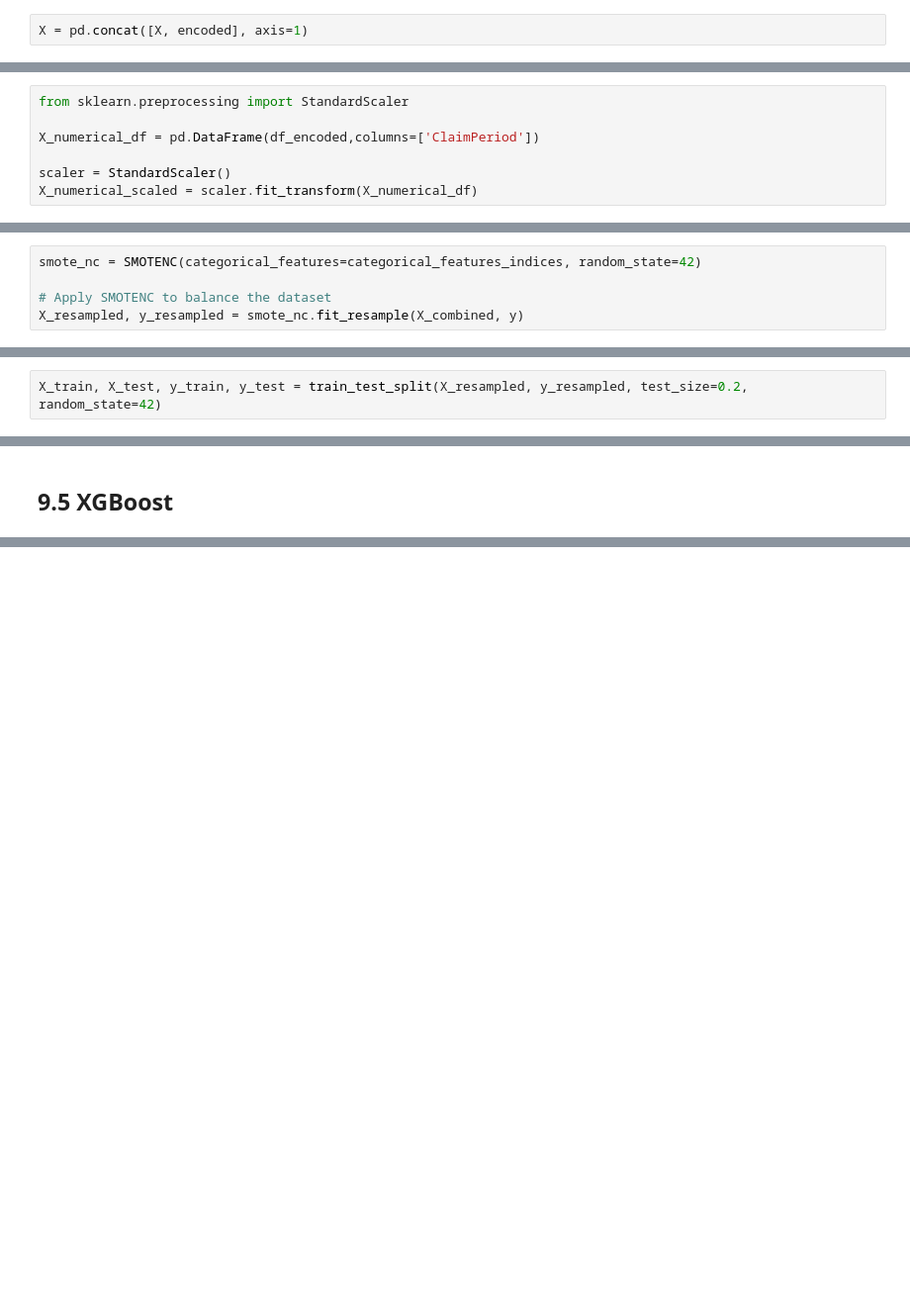
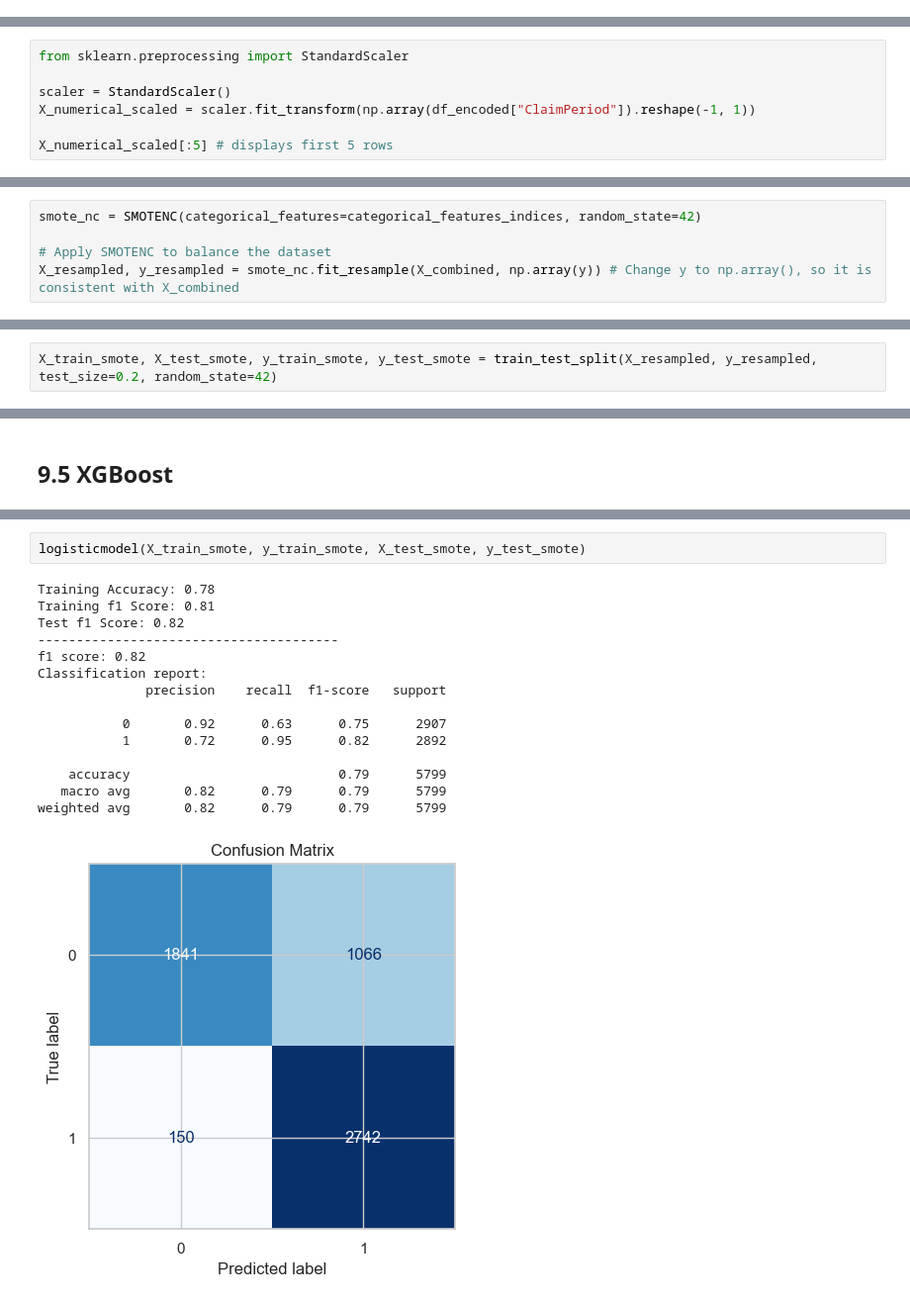
Before and after one commit to lulucopter/dsa4263-fraud-detection, a Jupyter notebook: eda.ipynb, the cells around one changed output, grey strips where cells are left out. Shown at 99% size. Saved outputs shown, nothing was run; the diff lists cells and outputs as text; blank space fills up the shorter version.

Commit message:
Cleaned up models section, and ran models with updated data

```diff
--- a/eda.ipynb
+++ b/eda.ipynb
@@ -1561,2 +1563,0 @@ X = pd.concat([X, additional_columns], axis=1)
-# %%
-X = pd.concat([X, encoded], axis=1)
@@ -1565,7 +1576,7 @@ X = pd.concat([X, encoded], axis=1)
 # %%
 from sklearn.preprocessing import StandardScaler
 
-X_numerical_df = pd.DataFrame(df_encoded,columns=['ClaimPeriod'])
+scaler = StandardScaler()
+X_numerical_scaled = scaler.fit_transform(np.array(df_encoded["ClaimPeriod"]).reshape(-1, 1))
 
-scaler = StandardScaler()
-X_numerical_scaled = scaler.fit_transform(X_numerical_df)
+X_numerical_scaled[:5] # displays first 5 rows
@@ -1579,4 +1652,4 @@ categorical_features_indices = list(range(X_combined.shape[1] - 1))
 smote_nc = SMOTENC(categorical_features=categorical_features_indices, random_state=42)
 
 # Apply SMOTENC to balance the dataset
-X_resampled, y_resampled = smote_nc.fit_resample(X_combined, y)
+X_resampled, y_resampled = smote_nc.fit_resample(X_combined, np.array(y)) # Change y to np.array(), so it is consistent with X_combined
@@ -1583,3 +1662,3 @@ X_resampled, y_resampled = smote_nc.fit_resample(X_combined, y)
 # %%
-X_train, X_test, y_train, y_test = train_test_split(X_resampled, y_resampled, test_size=0.2, random_state=42)
+X_train_smote, X_test_smote, y_train_smote, y_test_smote = train_test_split(X_resampled, y_resampled, test_size=0.2, random_state=42)
 # %%
@@ -2244,0 +1977,18 @@ Wall time: 4min 46s
+# %%
+logisticmodel(X_train_smote, y_train_smote, X_test_smote, y_test_smote)
+# %% [output]
+Training Accuracy: 0.78
+Training f1 Score: 0.81
+Test f1 Score: 0.82
+---------------------------------------
+f1 score: 0.82
+Classification report:
+              precision    recall  f1-score   support
+
+           0       0.92      0.63      0.75      2907
+           1       0.72      0.95      0.82      2892
+
+    accuracy                           0.79      5799
+   macro avg       0.82      0.79      0.79      5799
+weighted avg       0.82      0.79      0.79      5799
+[figure, added]
```
Also changed, not shown: parts of 108 cells of this notebook, 15 other files.
